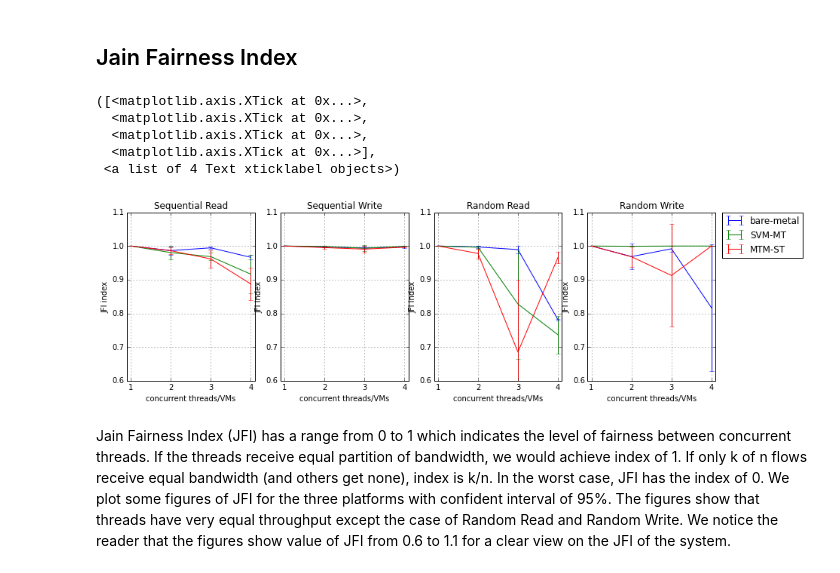
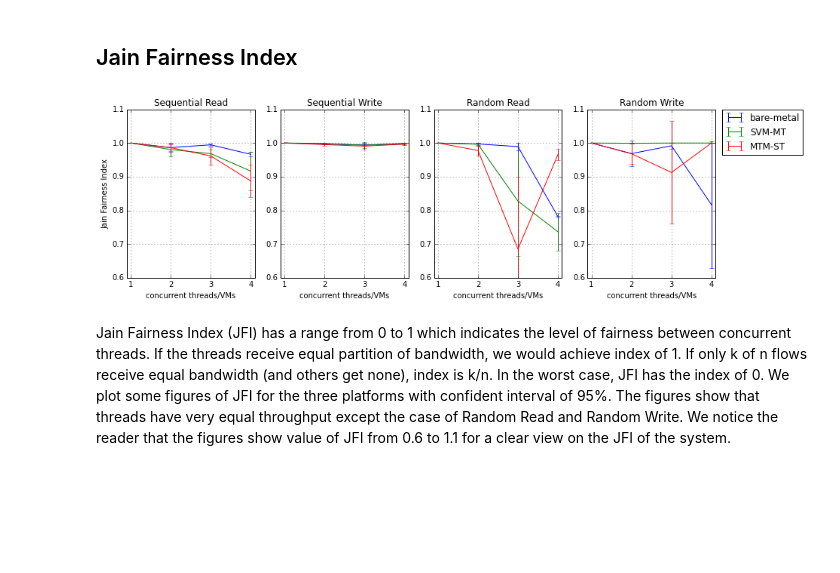
Before and after one commit to hasonhai/io_measurements, a Jupyter notebook: notebook/DiskTest Analysis.ipynb, the cells around one changed output. Drawn from its saved outputs; the diff is of its cells as text; code cells hidden in the pictures; blank space fills up the shorter version.

```diff
--- a/notebook/DiskTest Analysis.ipynb
+++ b/notebook/DiskTest Analysis.ipynb
@@ -381,7 +382,7 @@ plt.axis([0.9, 4.1, 0.6, 1.1])
 plt.grid(True)
 plt.title('Sequential Read')
 plt.xlabel('concurrent threads/VMs')
-plt.ylabel('JFI index')
+plt.ylabel('Jain Fairness Index')
 plt.xticks(x_axis)
 
 plt.subplot(142)
@@ -389,42 +390,39 @@ plt.errorbar(x_axis, jfiswbf, cijfiswbf)
 plt.errorbar(x_axis, jfiswsvm, cijfiswsvm)
 plt.errorbar(x_axis, jfiswmvm, cijfiswmvm)
 plt.axis([0.9, 4.1, 0.6, 1.1])
 plt.grid(True)
 plt.title('Sequential Write')
 plt.xlabel('concurrent threads/VMs')
-plt.ylabel('JFI index')
+#plt.ylabel('JFI index')
 plt.xticks(x_axis)
 
 plt.subplot(143)
 plt.errorbar(x_axis, jfirrbf, cijfirrbf)
 plt.errorbar(x_axis, jfirrsvm, cijfirrsvm)
 plt.errorbar(x_axis, jfirrmvm, cijfirrmvm)
 plt.axis([0.9, 4.1, 0.6, 1.1])
 plt.grid(True)
 plt.title('Random Read')
 plt.xlabel('concurrent threads/VMs')
-plt.ylabel('JFI index')
+#plt.ylabel('JFI index')
 plt.xticks(x_axis)
 
 plt.subplot(144)
 # plt.plot(x_axis, jfirwbf, label = 'bare-metal')
 plt.errorbar(x_axis, jfirwbf, cijfirwbf, label = 'bare-metal')
 plt.errorbar(x_axis, jfirwsvm, cijfirwsvm, label = 'SVM-MT')
 plt.errorbar(x_axis, jfirwmvm, cijfirwmvm, label = 'MTM-ST')
 plt.axis([0.9, 4.1, 0.6, 1.1])
 plt.grid(True)
 plt.title('Random Write')
 plt.legend(bbox_to_anchor=(1.05, 1), loc=2, borderaxespad=0.)
 plt.xlabel('concurrent threads/VMs')
-plt.ylabel('JFI index')
+#plt.ylabel('JFI index')
 plt.xticks(x_axis)
+
+plt.savefig('jfi.pdf')
 # %% [output]
-([<matplotlib.axis.XTick at 0x...>,
-  <matplotlib.axis.XTick at 0x...>,
-  <matplotlib.axis.XTick at 0x...>,
-  <matplotlib.axis.XTick at 0x...>],
- <a list of 4 Text xticklabel objects>)
-[figure, old version]
+[figure, new version]
 # %% [markdown]
 Jain Fairness Index (JFI) has a range from 0 to 1 which indicates the level of fairness between concurrent threads. If the threads receive equal partition of bandwidth, we would achieve index of 1. If only k of n flows receive equal bandwidth (and others get none), index is k/n. In the worst case, JFI has the index of 0. We plot some figures of JFI for the three platforms with confident interval of 95%. The figures show that threads have very equal throughput except the case of Random Read and Random Write. We notice the reader that the figures show value of JFI from 0.6 to 1.1 for a clear view on the JFI of the system.
 # %% [markdown]
```
Also changed, not shown: parts of 6 cells of this notebook, 3 other files.
